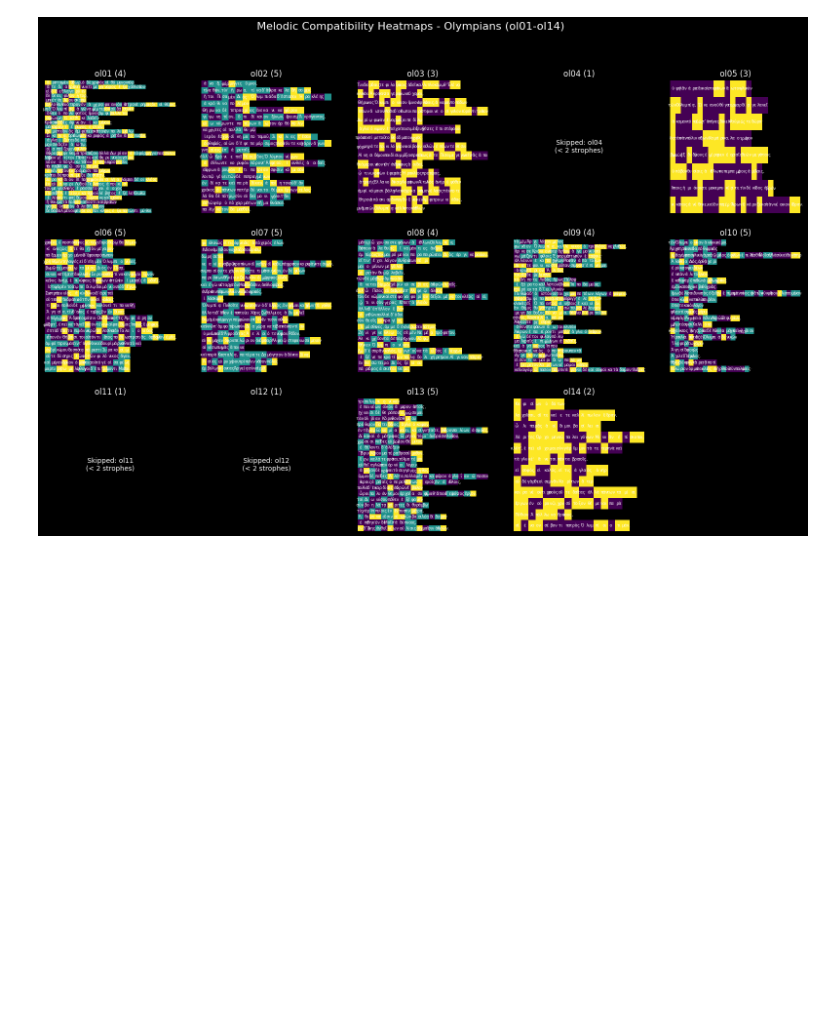
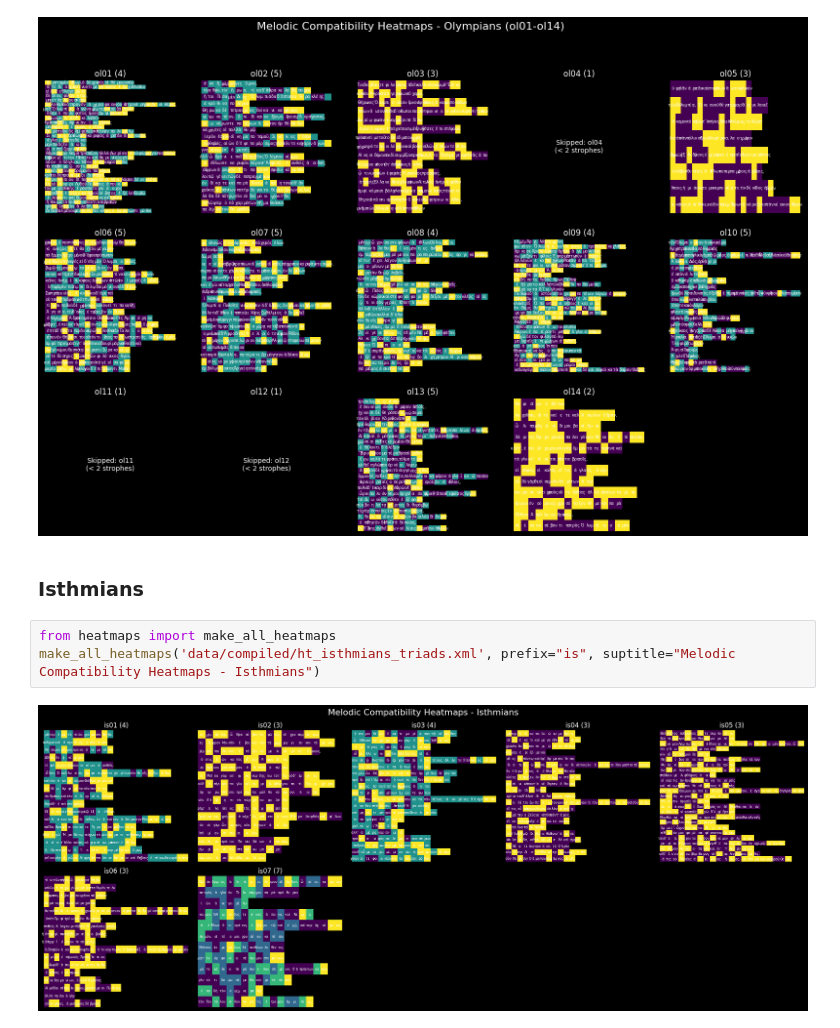
Before and after one commit to Urdatorn/responsio-accentuum, a Jupyter notebook: nb_results_comp.ipynb, the cells around one changed output. Saved outputs shown, nothing was run; the diff lists cells and outputs as text; blank space fills up the shorter version.

Commit message:
succesfully compiled all 40 odes and make heatmaps without obvious errors :)

```diff
--- a/nb_results_comp.ipynb
+++ b/nb_results_comp.ipynb
@@ -398,3 +398,10 @@ from heatmaps import make_all_heatmaps
 make_all_heatmaps('data/compiled/ht_olympians_triads.xml')
 # %% [output]
 [figure]
+# %% [markdown]
+### Isthmians
+# %%
+from heatmaps import make_all_heatmaps
+make_all_heatmaps('data/compiled/ht_isthmians_triads.xml', prefix="is", suptitle="Melodic Compatibility Heatmaps - Isthmians")
+# %% [output]
+[figure, added]
```
Also changed, not shown: parts of 5 cells of this notebook, 16 other files.
